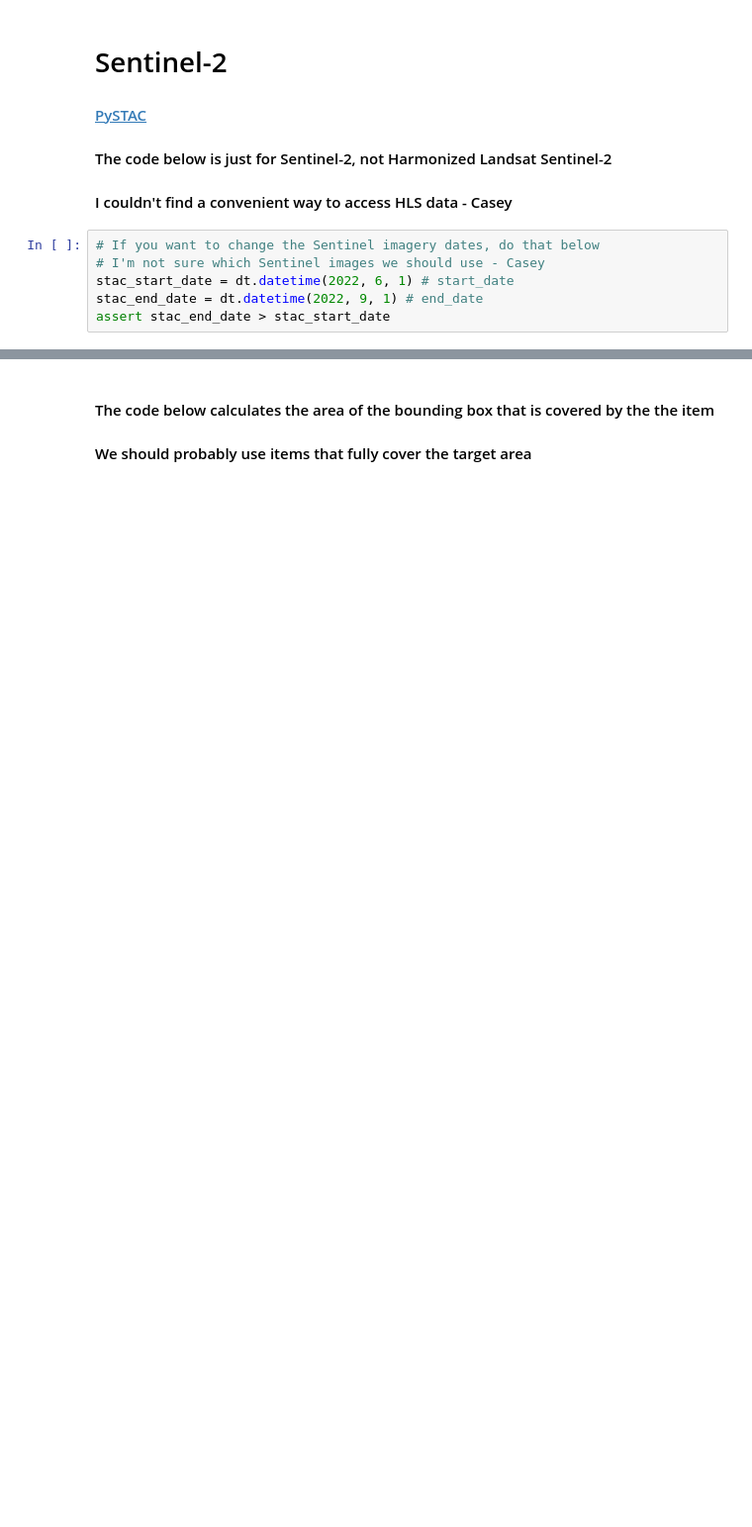
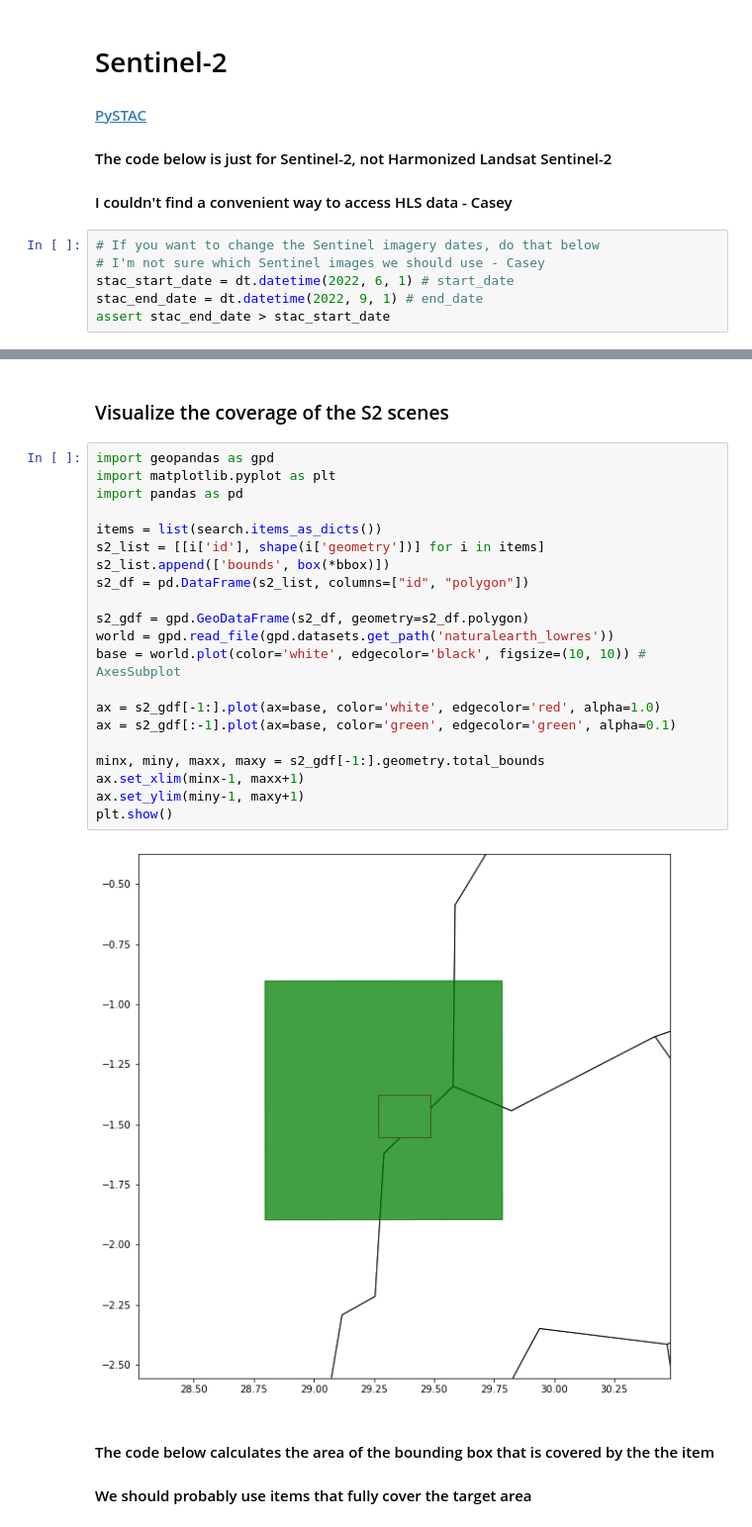
Before and after one commit to caseyslaught/duke-esda-forest-project, a Jupyter notebook: Download.ipynb, the cells around one changed output, grey strips where cells are left out. Shown at 99% size. Drawn from its saved outputs; the diff is of its cells as text; blank space fills up the shorter version.

Commit message:
add functionality to download S2 imagery and crop it to ROI

```diff
--- a/Download.ipynb
+++ b/Download.ipynb
@@ -171,5 +177,30 @@ items = list(search.items_as_dicts())
 # %% [output]
 12 items found
+# %% [markdown]
+### Visualize the coverage of the S2 scenes
+# %%
+import geopandas as gpd
+import matplotlib.pyplot as plt
+import pandas as pd
+
+items = list(search.items_as_dicts())
+s2_list = [[i['id'], shape(i['geometry'])] for i in items]
+s2_list.append(['bounds', box(*bbox)])
+s2_df = pd.DataFrame(s2_list, columns=["id", "polygon"])
+
+s2_gdf = gpd.GeoDataFrame(s2_df, geometry=s2_df.polygon)
+world = gpd.read_file(gpd.datasets.get_path('naturalearth_lowres'))
+base = world.plot(color='white', edgecolor='black', figsize=(10, 10)) # AxesSubplot
+
+ax = s2_gdf[-1:].plot(ax=base, color='white', edgecolor='red', alpha=1.0)
+ax = s2_gdf[:-1].plot(ax=base, color='green', edgecolor='green', alpha=0.1)
+
+minx, miny, maxx, maxy = s2_gdf[-1:].geometry.total_bounds
+ax.set_xlim(minx-1, maxx+1)
+ax.set_ylim(miny-1, maxy+1)
+plt.show()
+# %% [output]
+[figure, added]
 # %% [markdown]
 #### The code below calculates the area of the bounding box that is covered by the the item
 #### We should probably use items that fully cover the target area
```
Also changed, not shown: parts of 11 cells of this notebook, 3 other files.
